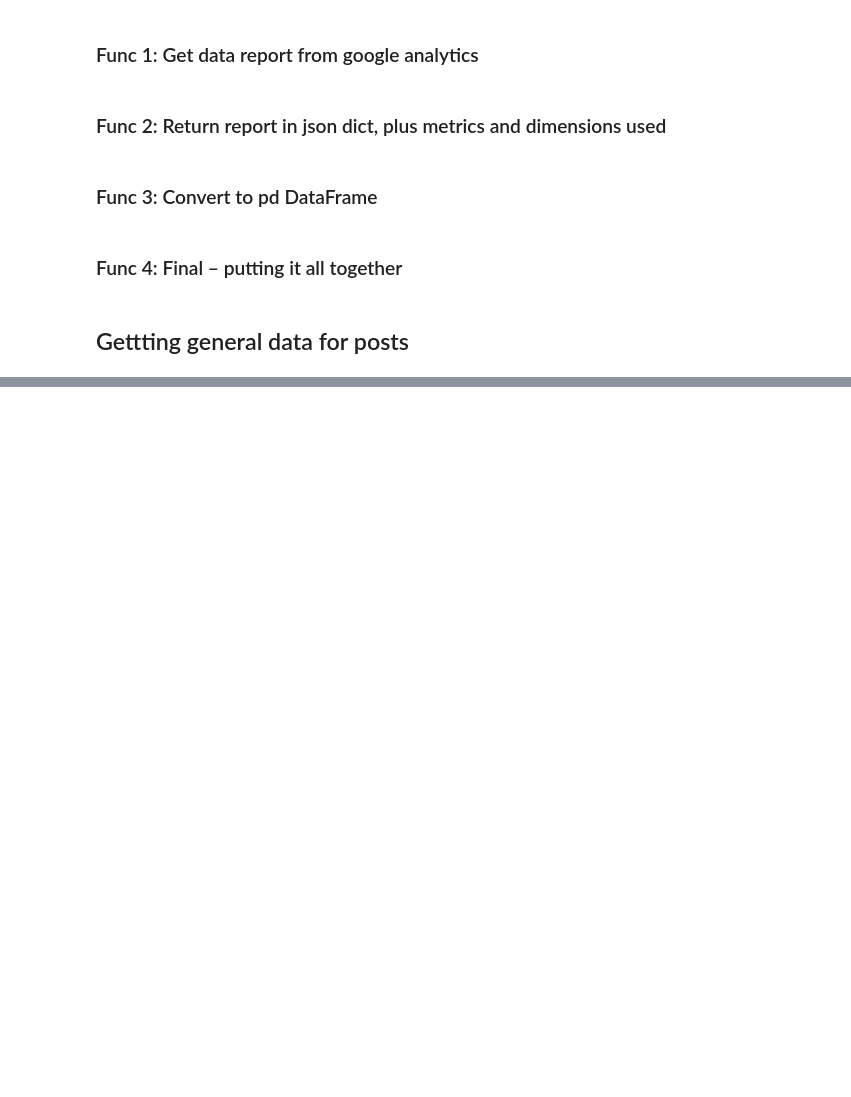
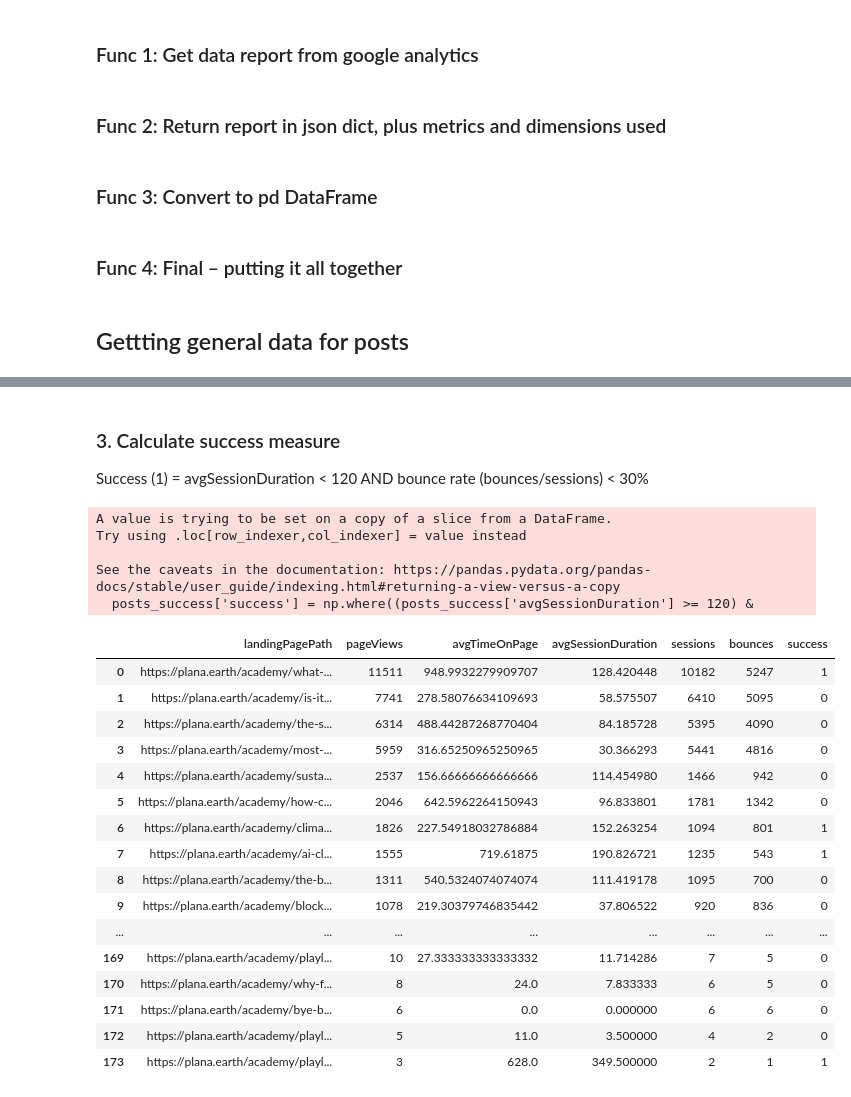
Before and after one commit to soberi/plan-a-academy, a Jupyter notebook: 01_Data_extraction/03_GA_page_sessions.ipynb, the cells around one changed output, grey strips where cells are left out. Cells and saved outputs as stored; diff of their text form; code cells hidden in the pictures; blank space fills up the shorter version.

```diff
--- a/01_Data_extraction/03_GA_page_sessions.ipynb
+++ b/01_Data_extraction/03_GA_page_sessions.ipynb
@@ -118,0 +172,4 @@ df_posts.head(10)
+# %%
+posts_success = df_posts[df_posts.landingPagePath.isin(permalinks)]
+# %%
+posts_success.reset_index(inplace=True, drop=True)
@@ -118,0 +190,4 @@ df_posts.head(10)
+# %%
+posts_success[['avgSessionDuration', 'sessions', 'bounces']] = posts_success[['avgSessionDuration',
+                                                                              'sessions',
+                                                                              'bounces']].apply(pd.to_numeric)
@@ -118,0 +210,33 @@ df_posts.head(10)
+# %% [markdown]
+### 3. Calculate success measure
+
+Success (1) = avgSessionDuration < 120 AND bounce rate (bounces/sessions) < 30%
+# %%
+posts_success['success'] = np.where((posts_success['avgSessionDuration'] >= 120) &
+                                    (posts_success['bounces'] / posts_success['sessions'] <= 0.8), 1, 0 ).astype(int)
+# %% [output]
+A value is trying to be set on a copy of a slice from a DataFrame.
+Try using .loc[row_indexer,col_indexer] = value instead
+
+See the caveats in the documentation: https://pandas.pydata.org/pandas-docs/stable/user_guide/indexing.html#returning-a-view-versus-a-copy
+  posts_success['success'] = np.where((posts_success['avgSessionDuration'] >= 120) &
+# %%
+posts_success
+# %% [output]
+|  | landingPagePath | pageViews | avgTimeOnPage | avgSessionDuration | sessions | bounces | success |
+| 0 | https://plana.earth/academy/what-... | 11511 | 948.9932279909707 | 128.420448 | 10182 | 5247 | 1 |
+| 1 | https://plana.earth/academy/is-it... | 7741 | 278.58076634109693 | 58.575507 | 6410 | 5095 | 0 |
+| 2 | https://plana.earth/academy/the-s... | 6314 | 488.44287268770404 | 84.185728 | 5395 | 4090 | 0 |
+| 3 | https://plana.earth/academy/most-... | 5959 | 316.65250965250965 | 30.366293 | 5441 | 4816 | 0 |
+| 4 | https://plana.earth/academy/susta... | 2537 | 156.66666666666666 | 114.454980 | 1466 | 942 | 0 |
+| 5 | https://plana.earth/academy/how-c... | 2046 | 642.5962264150943 | 96.833801 | 1781 | 1342 | 0 |
+| 6 | https://plana.earth/academy/clima... | 1826 | 227.54918032786884 | 152.263254 | 1094 | 801 | 1 |
+| 7 | https://plana.earth/academy/ai-cl... | 1555 | 719.61875 | 190.826721 | 1235 | 543 | 1 |
+| 8 | https://plana.earth/academy/the-b... | 1311 | 540.5324074074074 | 111.419178 | 1095 | 700 | 0 |
+| 9 | https://plana.earth/academy/block... | 1078 | 219.30379746835442 | 37.806522 | 920 | 836 | 0 |
+| ... | ... | ... | ... | ... | ... | ... | ... |
+| 169 | https://plana.earth/academy/playl... | 10 | 27.333333333333332 | 11.714286 | 7 | 5 | 0 |
+| 170 | https://plana.earth/academy/why-f... | 8 | 24.0 | 7.833333 | 6 | 5 | 0 |
+| 171 | https://plana.earth/academy/bye-b... | 6 | 0.0 | 0.000000 | 6 | 6 | 0 |
+| 172 | https://plana.earth/academy/playl... | 5 | 11.0 | 3.500000 | 4 | 2 | 0 |
+| 173 | https://plana.earth/academy/playl... | 3 | 628.0 | 349.500000 | 2 | 1 | 1 |
```
Also changed, not shown: parts of 10 cells of this notebook, 2 other files.
